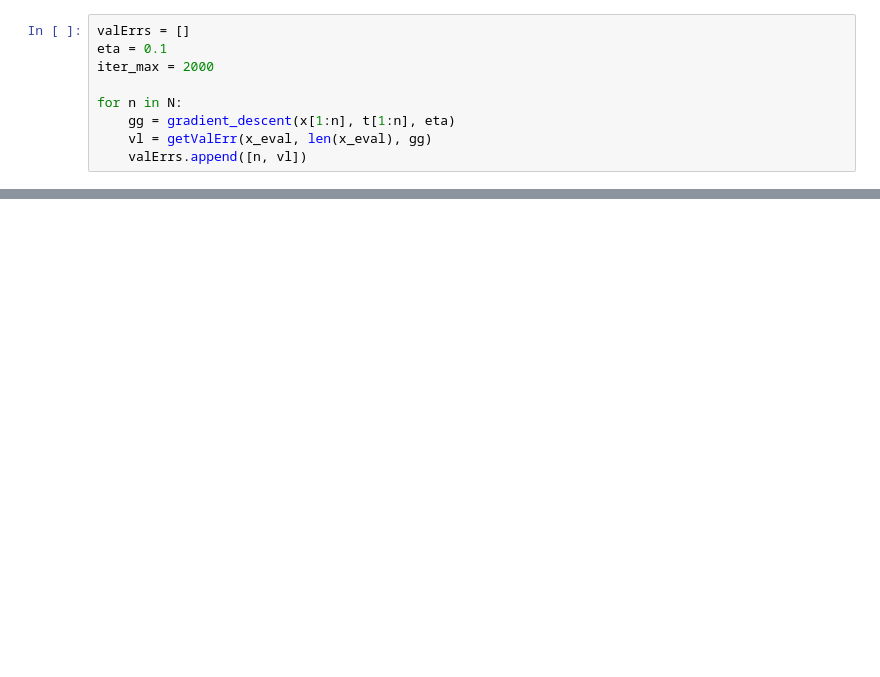
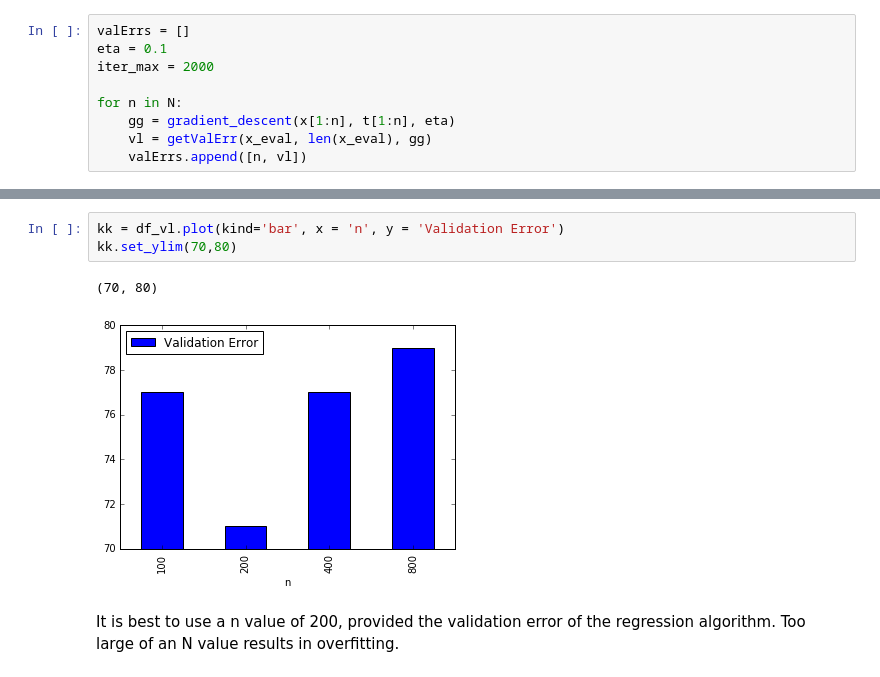
Before and after one commit to abadila/ece521_assignment, a Jupyter notebook: Assignment_1.ipynb, the cells around one changed output, grey strips where cells are left out. Drawn from its saved outputs; the diff is of its cells as text; blank space fills up the shorter version.

```diff
--- a/Assignment_1.ipynb
+++ b/Assignment_1.ipynb
@@ -268,0 +269,8 @@ df_vl
+# %%
+kk = df_vl.plot(kind='bar', x = 'n', y = 'Validation Error')
+kk.set_ylim(70,80)
+# %% [output]
+(70, 80)
+[figure, added]
+# %% [markdown]
+It is best to use a n value of 200, provided the validation error of the regression algorithm. Too large of an N value results in overfitting.
```
Also changed, not shown: parts of 21 cells of this notebook.
